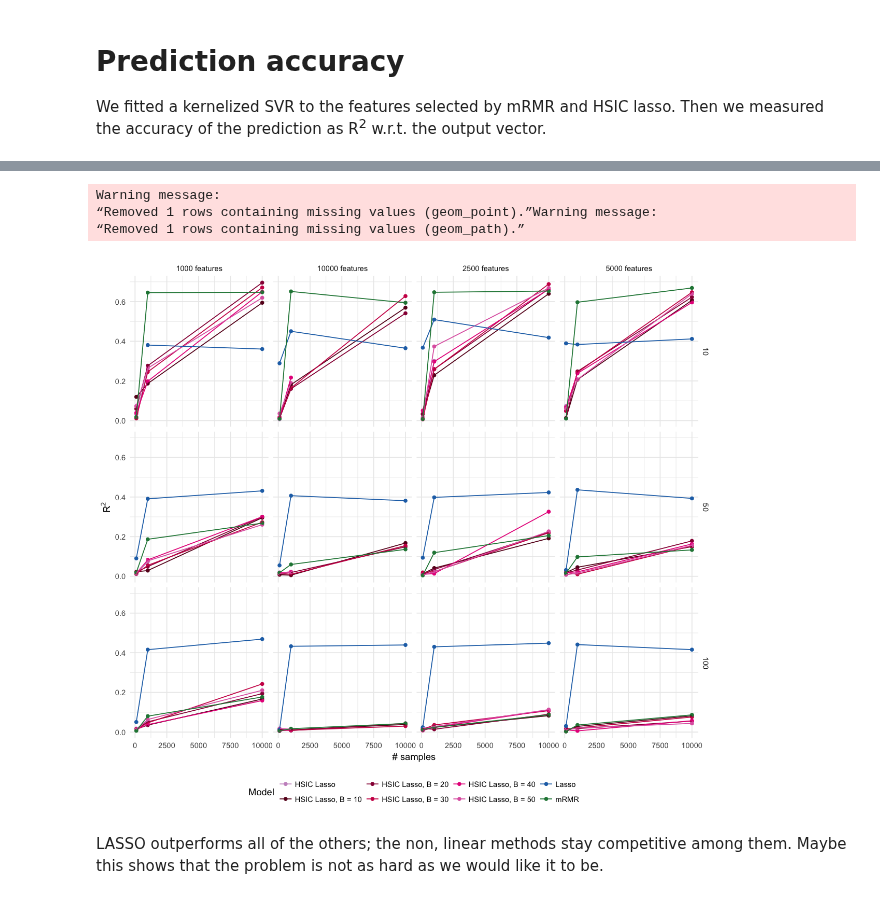
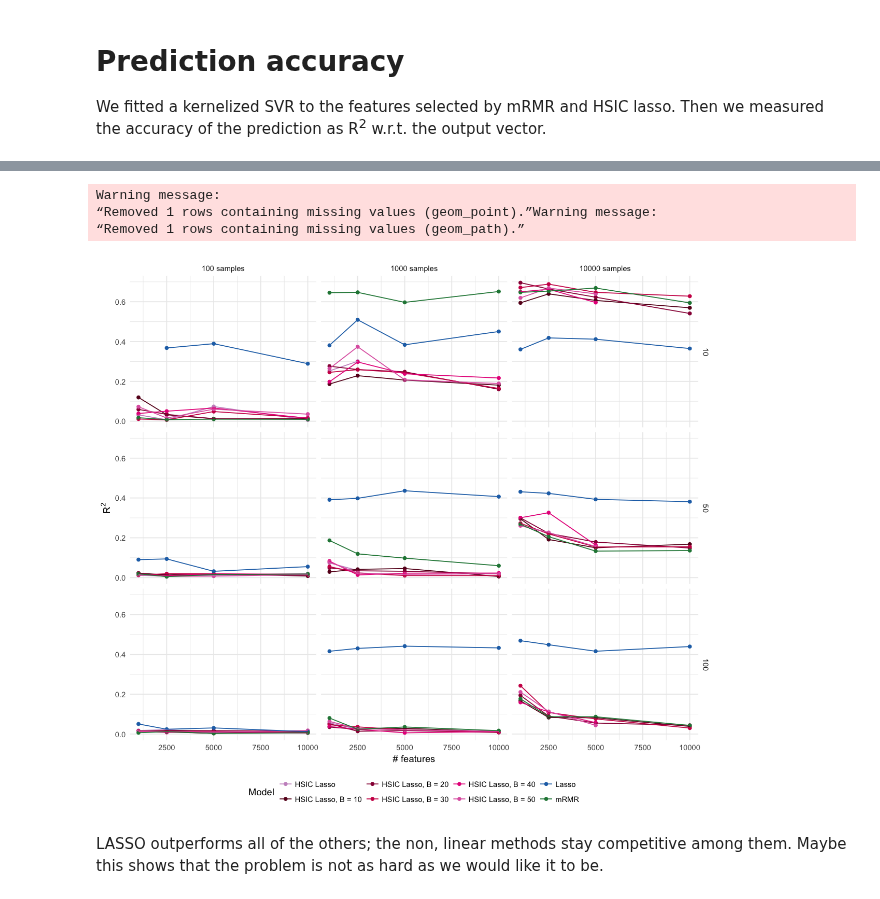
Before and after one commit to hclimente/nori, a Jupyter notebook: doc/benchmark.ipynb, the cells around one changed output, grey strips where cells are left out. Cells and saved outputs as stored; diff of their text form; code cells hidden in the pictures.

```diff
--- a/doc/benchmark.ipynb
+++ b/doc/benchmark.ipynb
@@ -7,10 +7,16 @@ Benchmark of 4 feature selection techniques: HSIC Lasso, Block HSIC Lasso, mRMR
 library(tidyverse)
 library(cowplot)
 
-palette = c('HSIC Lasso' = '#c994c7', 'HSIC Lasso, B = 50' = '#df65b0',
+palette <- c('HSIC Lasso' = '#c994c7', 'HSIC Lasso, B = 50' = '#df65b0',
             'HSIC Lasso, B = 40' = '#e7298a', 'HSIC Lasso, B = 30' = '#ce1256',
             'HSIC Lasso, B = 20' = '#980043', 'HSIC Lasso, B = 10' = '#67001f',
             'Lasso' = '#2171b5', 'mRMR' = '#238443')
+methods <- c('HSIC Lasso', 'HSIC Lasso, B = 50',
+            'HSIC Lasso, B = 40','HSIC Lasso, B = 30',
+            'HSIC Lasso, B = 20','HSIC Lasso, B = 10',
+            'mRMR', 'Lasso')
+samples <-  c('100 samples', '1000 samples', '10000 samples')
+feats <-  c('1000 features', '2500 features', '5000 features', '10000 features')
 # %% [output]
 ── Attaching packages ─────────────────────────────────────── tidyverse 1.2.1 ──
 ✔ ggplot2 2.2.1     ✔ purrr   0.2.5
@@ -130,20 +137,20 @@ Warning message:
 # %%
 options(repr.plot.width=10, repr.plot.height=9)
 prediction %>%
-    mutate(d = paste(d, 'features')) %>%
-    ggplot(aes(x = n, y = r2, color = model)) +
+    mutate(n = paste(n, 'samples')) %>%
+    ggplot(aes(x = d, y = r2, color = model)) +
 #         geom_errorbar(aes(ymin = r2 - sd, ymax = r2 + sd)) +
         geom_point() +
         geom_line() +
         theme_minimal() +
         theme(legend.position = 'bottom') +
-        labs(x = '# samples', y = expression(R^2), color = 'Model') +
-        facet_grid(c ~ d) +
+        labs(x = '# features', y = expression(R^2), color = 'Model') +
+        facet_grid(c ~ n) +
         scale_color_manual(values = palette)
 # %% [output]
 Warning message:
 “Removed 1 rows containing missing values (geom_point).”Warning message:
 “Removed 1 rows containing missing values (geom_path).”
-[figure, old version]
+[figure, new version]
 # %% [markdown]
 LASSO outperforms all of the others; the non, linear methods stay competitive among them. Maybe this shows that the problem is not as hard as we would like it to be.
```
Also changed, not shown: parts of 5 cells of this notebook.
